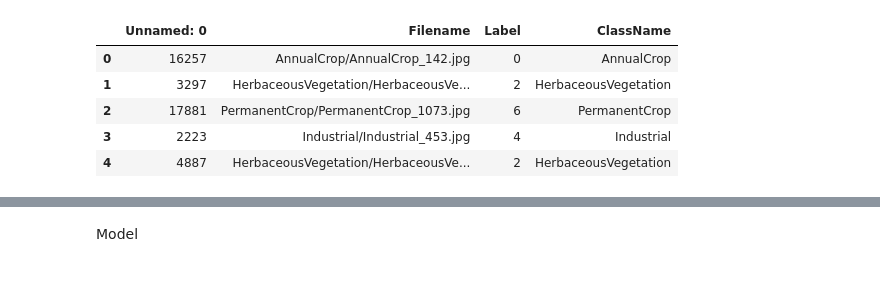
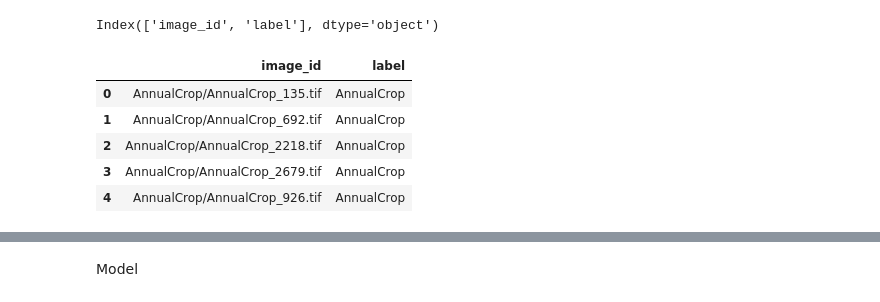
Before and after one commit to nicikess/hsg-ml-course, a Jupyter notebook: notebooks/ml_challenge.ipynb, the cells around one changed output, grey strips where cells are left out. Drawn from its saved outputs; the diff is of its cells as text; code cells hidden in the pictures.

```diff
--- a/notebooks/ml_challenge.ipynb
+++ b/notebooks/ml_challenge.ipynb
@@ -28,22 +36,31 @@ from torchvision.transforms import transforms
 #rom torchvision.utils import make_grid
 #import torch.nn.functional as F
 # %%
-ROOT_PATH = '/content/drive/MyDrive/ML/data'
-BASE_PATH = os.path.join(ROOT_PATH, 'image_dataset')
+ROOT_PATH = '/content/drive/MyDrive/ML/'
+BASE_PATH = os.path.join(ROOT_PATH, 'data')
 DATA_PATH = os.path.join(ROOT_PATH, 'dataset')
+MODEL_PATH = os.path.join(ROOT_PATH, 'model')
 
 file_path = '/content/drive/MyDrive/ML/data/dataset/train.csv'
 
 data_df = pd.read_csv(file_path)
 
+data_df.columns = data_df.columns.str.replace('path', 'image_id')
+data_df.columns = data_df.columns.str.replace('Label', 'label')
+
+print(data_df.columns)
+
+#data_df = data_df.iloc[0]
+
 data_df.head()
 # %% [output]
+Index(['image_id', 'label'], dtype='object')
-|  | Unnamed: 0 | Filename | Label | ClassName |
-| 0 | 16257 | AnnualCrop/AnnualCrop_142.jpg | 0 | AnnualCrop |
-| 1 | 3297 | HerbaceousVegetation/HerbaceousVe... | 2 | HerbaceousVegetation |
-| 2 | 17881 | PermanentCrop/PermanentCrop_1073.jpg | 6 | PermanentCrop |
-| 3 | 2223 | Industrial/Industrial_453.jpg | 4 | Industrial |
-| 4 | 4887 | HerbaceousVegetation/HerbaceousVe... | 2 | HerbaceousVegetation |
+|  | image_id | label |
+| 0 | AnnualCrop/AnnualCrop_135.tif | AnnualCrop |
+| 1 | AnnualCrop/AnnualCrop_692.tif | AnnualCrop |
+| 2 | AnnualCrop/AnnualCrop_2218.tif | AnnualCrop |
+| 3 | AnnualCrop/AnnualCrop_2679.tif | AnnualCrop |
+| 4 | AnnualCrop/AnnualCrop_926.tif | AnnualCrop |
 # %%
 # init deterministic seed
 seed_value = 1234
```
Also changed, not shown: parts of 12 cells of this notebook.
